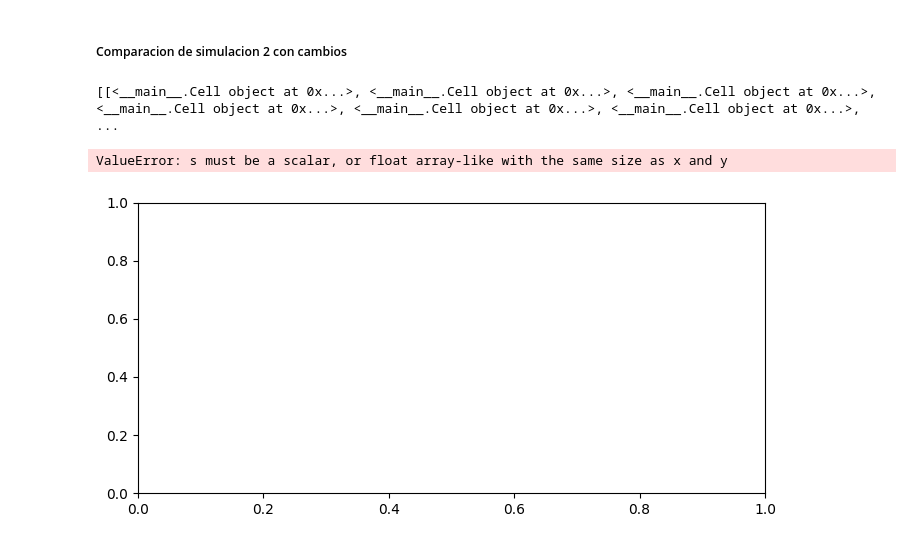
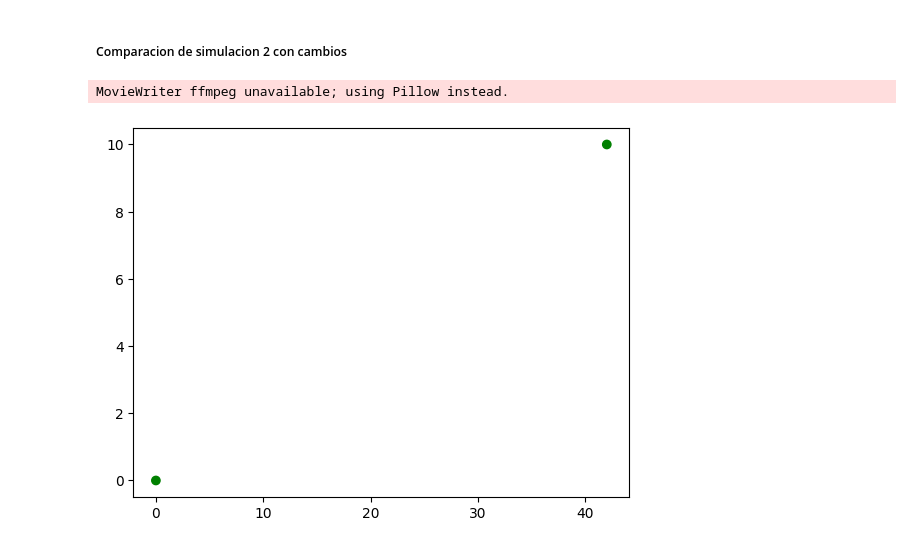
Before and after one commit to MartinCohen98/simulacion_tp1_grupo2_1c2024, a Jupyter notebook: mixmax_rng.ipynb, the cells around one changed output. Cells and saved outputs as stored; diff of their text form; code cells hidden in the pictures.

Commit message:
First example animation

```diff
--- a/mixmax_rng.ipynb
+++ b/mixmax_rng.ipynb
@@ -1695,25 +1723,3 @@ Cambios propuestos:
 ##### Comparacion de simulacion 1 con cambios
 # %% [markdown]
 ##### Comparacion de simulacion 2 con cambios
-# %%
-import matplotlib.animation as animation
-matrix = cross.get_crossing_status()
-matriz = list(map(lambda row: list(map(lambda x: x.draw_view_numeric(), row)), matrix))
-# matriz = [
-#     [0,1,2,3,5,4,1,0],
-#     [0,1,2,3,5,0,1,0],
-#     [0,1,2,3,5,4,1,0],
-#     [1,1,2,3,5,1,1,0],
-#     [0,5,2,3,5,2,1,0],
-#     [0,1,8,3,5,4,1,0]
-# ]
-
-# print(matrix)
-
-plt.scatter([1,2,3,4,5],[1,2,3,4,5],[])
-# plt.colorbar()
-plt.show()
-# %% [output]
-[[<__main__.Cell object at 0x...>, <__main__.Cell object at 0x...>, <__main__.Cell object at 0x...>, <__main__.Cell object at 0x...>, <__main__.Cell object at 0x...>, <__main__.Cell object at 0x...>,  ...
-ValueError: s must be a scalar, or float array-like with the same size as x and y
-[figure, removed]
@@ -1719,0 +1748,36 @@ ValueError: s must be a scalar, or float array-like with the same size as x and
+# %%
+import matplotlib.animation as animation
+fig, ax = plt.subplots()
+
+matrix_array
+
+matrix = matrix_array[0]
+light_is_green = lights_array[0]
+
+x_pos, y_pos, colors = matrix_to_plot_lists(matrix, light_is_green)
+
+scat = plt.scatter(x_pos, y_pos, c=colors)
+
+total_len = 0
+
+def updatePlot(frame):
+    if (frame >= len(matrix_array)):
+        return
+
+    matrix = matrix_array[frame]
+    light_is_green = lights_array[frame]
+
+    x_pos, y_pos, colors = matrix_to_plot_lists(matrix, light_is_green)
+
+    offsets = list(zip(x_pos, y_pos))
+
+    scat.set_offsets(offsets)
+    scat.set_color(colors)
+    return scat
+
+
+ani = animation.FuncAnimation(fig, updatePlot, interval=200, frames=500)
+ani.save('asd.gif', fps=30)
+# %% [output]
+MovieWriter ffmpeg unavailable; using Pillow instead.
+[figure, added]
```
Also changed, not shown: parts of 9 cells of this notebook, 1 other file.
